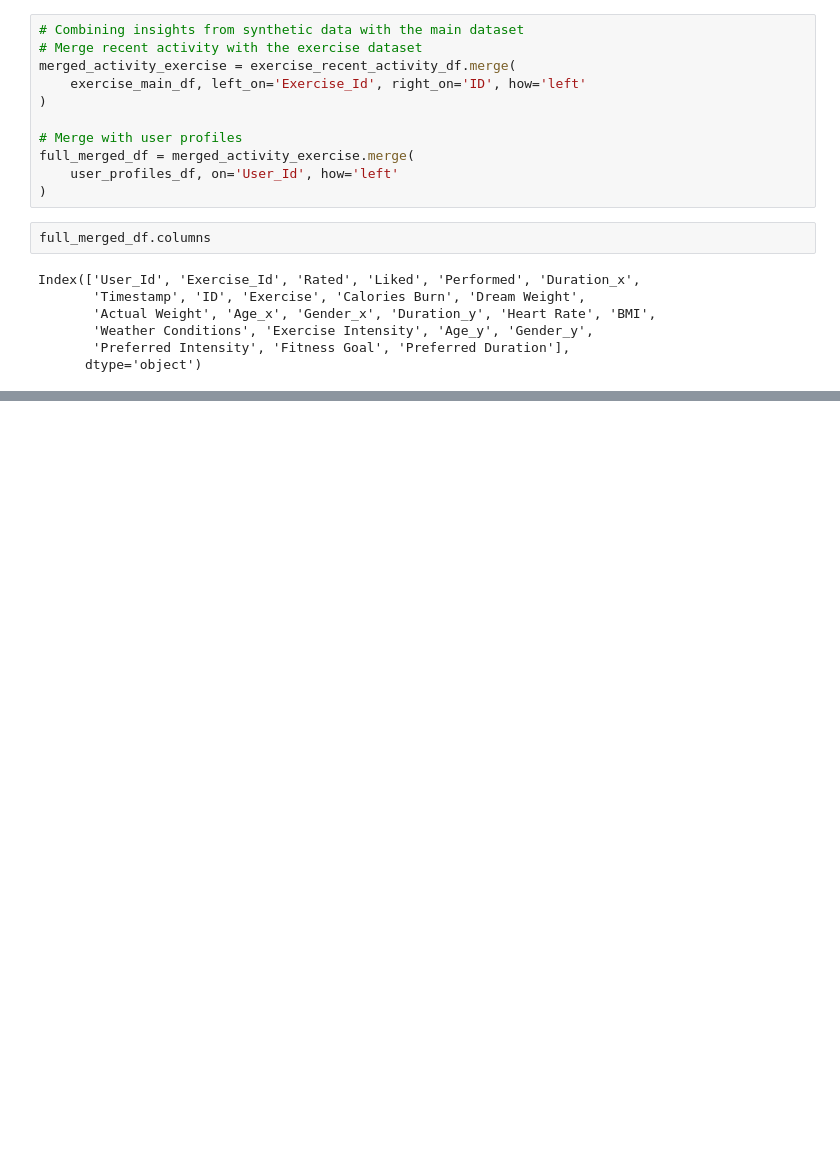
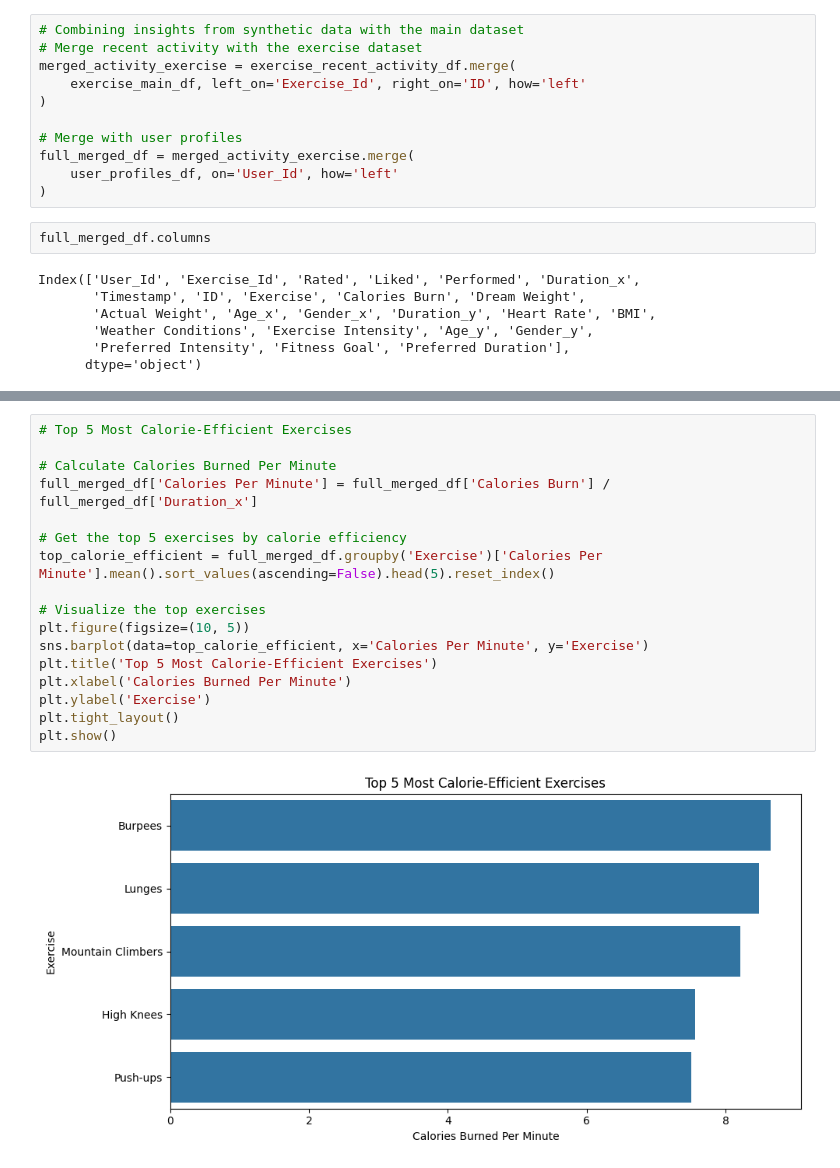
Before and after one commit to VenkatSR-14/nutribuddy, a Jupyter notebook: notebooks/Exercise_dataset_exploration.ipynb, the cells around one changed output, grey strips where cells are left out. Saved outputs shown, nothing was run; the diff lists cells and outputs as text; blank space fills up the shorter version.

```diff
--- a/notebooks/Exercise_dataset_exploration.ipynb
+++ b/notebooks/Exercise_dataset_exploration.ipynb
@@ -444,0 +434,19 @@ Item-Based CF Recommendations for User_1: [125, 392, 388, 316, 179]
+# %%
+# Top 5 Most Calorie-Efficient Exercises
+
+# Calculate Calories Burned Per Minute
+full_merged_df['Calories Per Minute'] = full_merged_df['Calories Burn'] / full_merged_df['Duration_x']
+
+# Get the top 5 exercises by calorie efficiency
+top_calorie_efficient = full_merged_df.groupby('Exercise')['Calories Per Minute'].mean().sort_values(ascending=False).head(5).reset_index()
+
+# Visualize the top exercises
+plt.figure(figsize=(10, 5))
+sns.barplot(data=top_calorie_efficient, x='Calories Per Minute', y='Exercise')
+plt.title('Top 5 Most Calorie-Efficient Exercises')
+plt.xlabel('Calories Burned Per Minute')
+plt.ylabel('Exercise')
+plt.tight_layout()
+plt.show()
+# %% [output]
+[figure, added]
```
Also changed, not shown: parts of 56 cells of this notebook, 2 other files.
